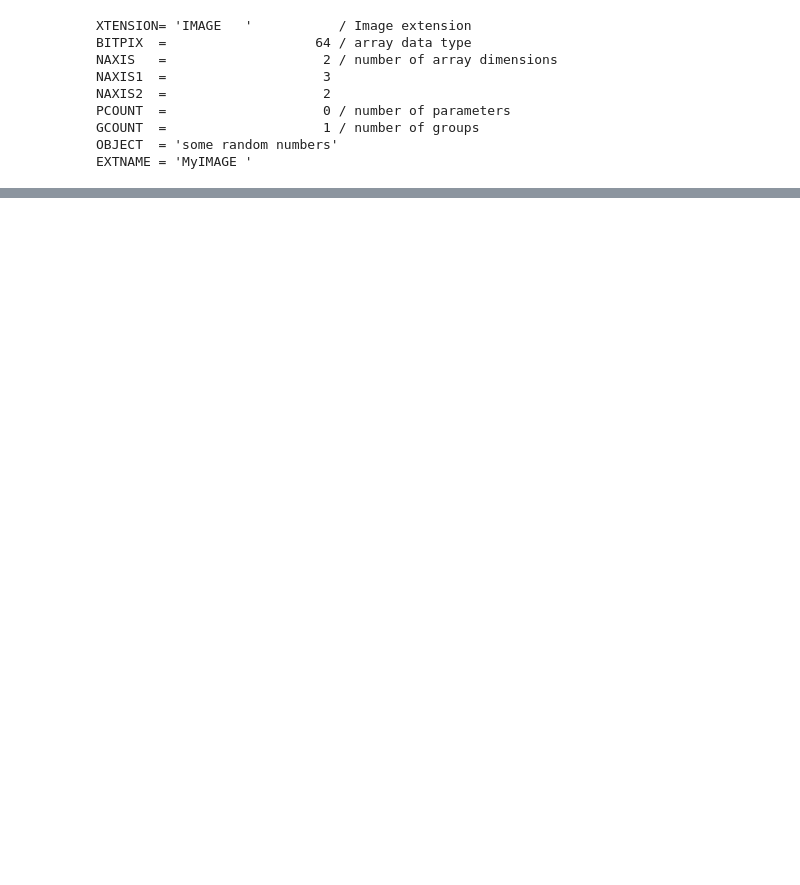
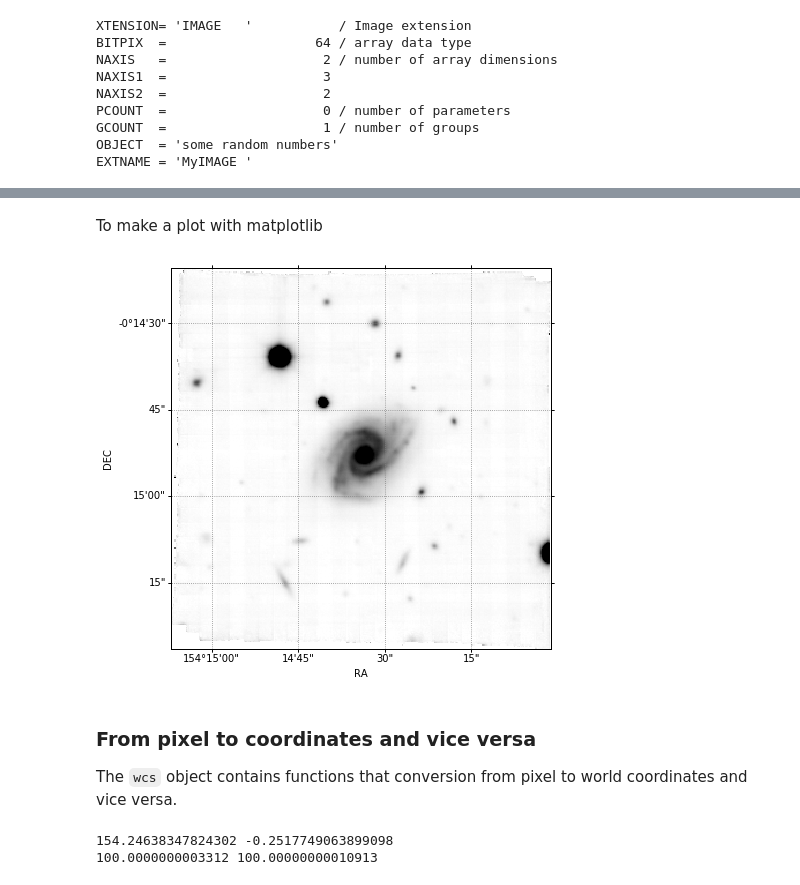
Before and after one commit to marcogullieuszik/astromundus2017_python, a Jupyter notebook: NOTEBOOKS/05_FITS_FILES/fits_files.ipynb, the cells around one changed output, grey strips where cells are left out. Drawn from its saved outputs; the diff is of its cells as text; code cells hidden in the pictures; blank space fills up the shorter version.

```diff
--- a/NOTEBOOKS/05_FITS_FILES/fits_files.ipynb
+++ b/NOTEBOOKS/05_FITS_FILES/fits_files.ipynb
@@ -247,0 +259,45 @@ EXTNAME = 'MyIMAGE '
+# %%
+from astropy.io import fits
+from astropy.wcs import WCS
+
+hdus=fits.open("data/GASP_P5215_IMAGE_FOV_0001.fits")
+hdr=hdus[1].header
+data=hdus[1].data
+hdus.close()
+
+wcs=WCS(hdr) # create the wcs from the header
+# %% [markdown]
+To make a plot with matplotlib
+# %%
+%matplotlib inline
+import matplotlib.pyplot as plt
+fig=plt.figure(figsize=(7,7))
+
+ax=plt.axes(projection=wcs)
+ax.imshow(data,origin='lower',vmin=0,vmax=30,cmap=plt.cm.gray_r)
+ax.grid(ls=":",color=(.5,.5,.5))
+ax.set_xlabel("RA")
+ax.set_ylabel("DEC")
+# %% [output]
+[figure, added]
+# %% [markdown]
+### From pixel to coordinates and vice versa
+
+The `wcs` object contains functions that conversion from pixel to world coordinates and vice versa.
+# %%
+xpx=100
+ypx=100
+
+# From pixel => world:
+ra, dec= wcs.all_pix2world(xpx, ypx, 0)# Can be lists
+print (ra,dec)
+
+# The third parameter indicates if you’re starting
+# from 0 (Python-standard) or 1 (FITS-standard)
+
+# From world => pixel:
+xx, yy= wcs.all_world2pix(ra, dec, 0)
+print (xx,yy)
+# %% [output]
+154.24638347824302 -0.2517749063899098
+100.0000000003312 100.00000000010913
```
Also changed, not shown: parts of 7 cells of this notebook, 1 other file.
